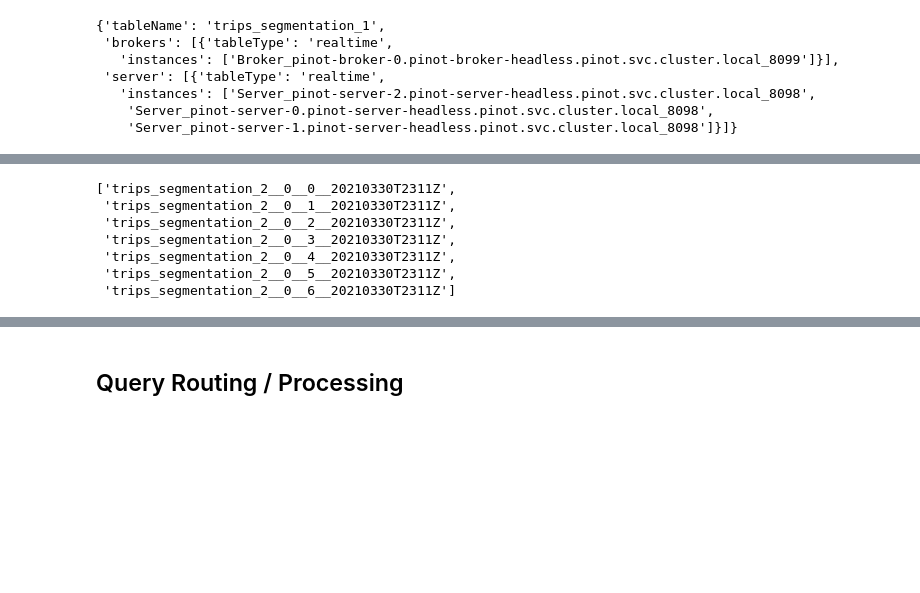
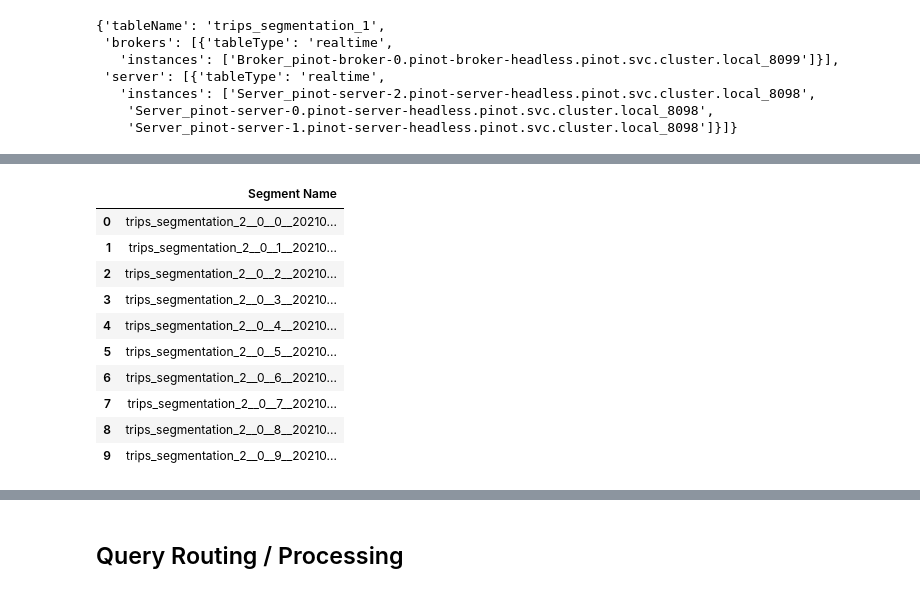
Before and after one commit to timebertt/adm-pinot, a Jupyter notebook: Segmentation.ipynb, the cells around one changed output, grey strips where cells are left out. Drawn from its saved outputs; the diff is of its cells as text; code cells hidden in the pictures; blank space fills up the shorter version.

```diff
--- a/Segmentation.ipynb
+++ b/Segmentation.ipynb
@@ -105,15 +149,19 @@ requests.get('http://pinot-controller.pinot:9000/tables/trips_segmentation_1/ins
 # %%
 response = requests.get('http://pinot-controller.pinot:9000/segments/trips_segmentation_2').json()
 segments = response[0]['REALTIME']
-segments
+pd.DataFrame(segments, columns=['Segment Name'])
 # %% [output]
-['trips_segmentation_2__0__0__20210330T2311Z',
- 'trips_segmentation_2__0__1__20210330T2311Z',
- 'trips_segmentation_2__0__2__20210330T2311Z',
- 'trips_segmentation_2__0__3__20210330T2311Z',
- 'trips_segmentation_2__0__4__20210330T2311Z',
- 'trips_segmentation_2__0__5__20210330T2311Z',
- 'trips_segmentation_2__0__6__20210330T2311Z']
+|  | Segment Name |
+| 0 | trips_segmentation_2__0__0__20210... |
+| 1 | trips_segmentation_2__0__1__20210... |
+| 2 | trips_segmentation_2__0__2__20210... |
+| 3 | trips_segmentation_2__0__3__20210... |
+| 4 | trips_segmentation_2__0__4__20210... |
+| 5 | trips_segmentation_2__0__5__20210... |
+| 6 | trips_segmentation_2__0__6__20210... |
+| 7 | trips_segmentation_2__0__7__20210... |
+| 8 | trips_segmentation_2__0__8__20210... |
+| 9 | trips_segmentation_2__0__9__20210... |
 # %%
 segment_metadata = {}
 
```
Also changed, not shown: parts of 6 cells of this notebook, 1 other file.
